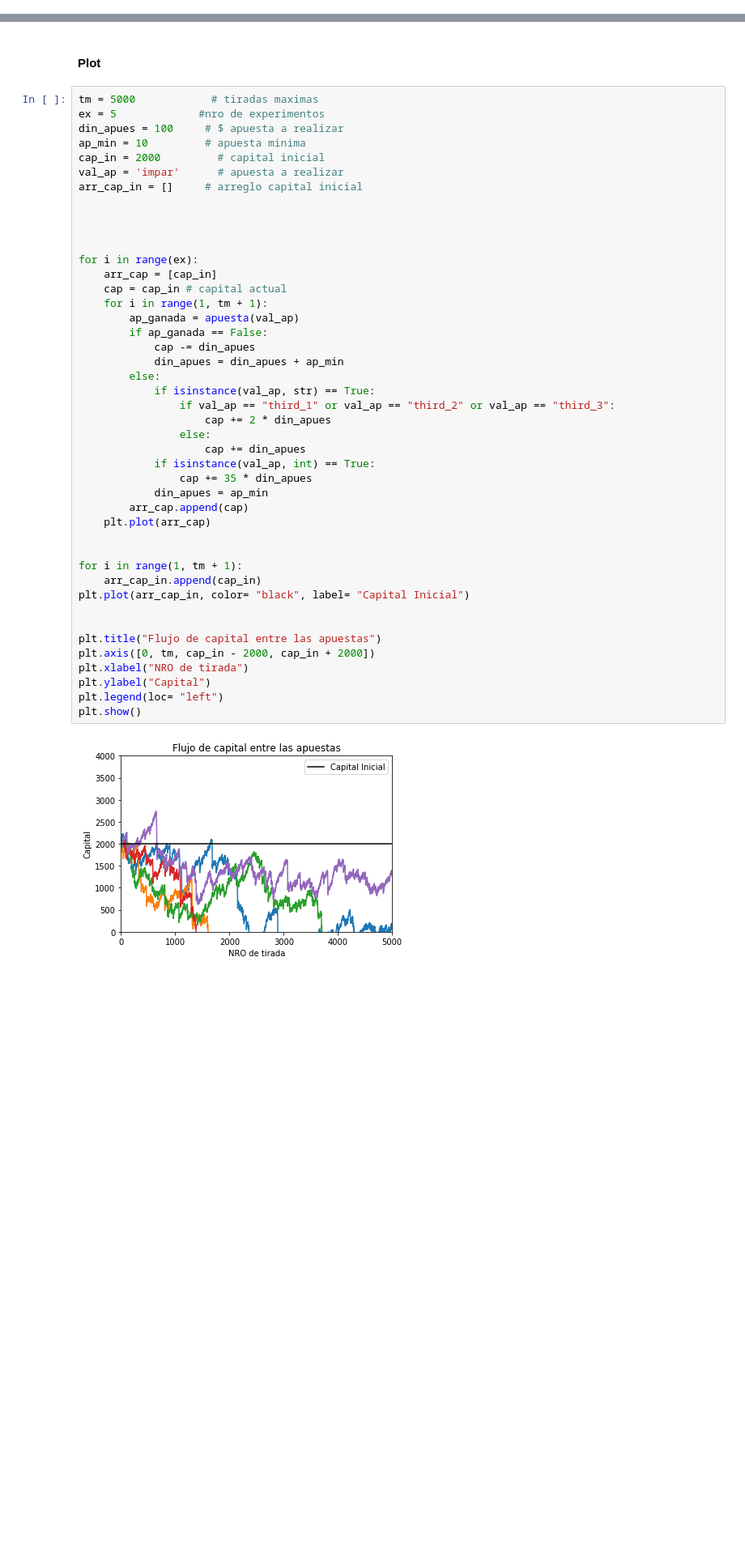
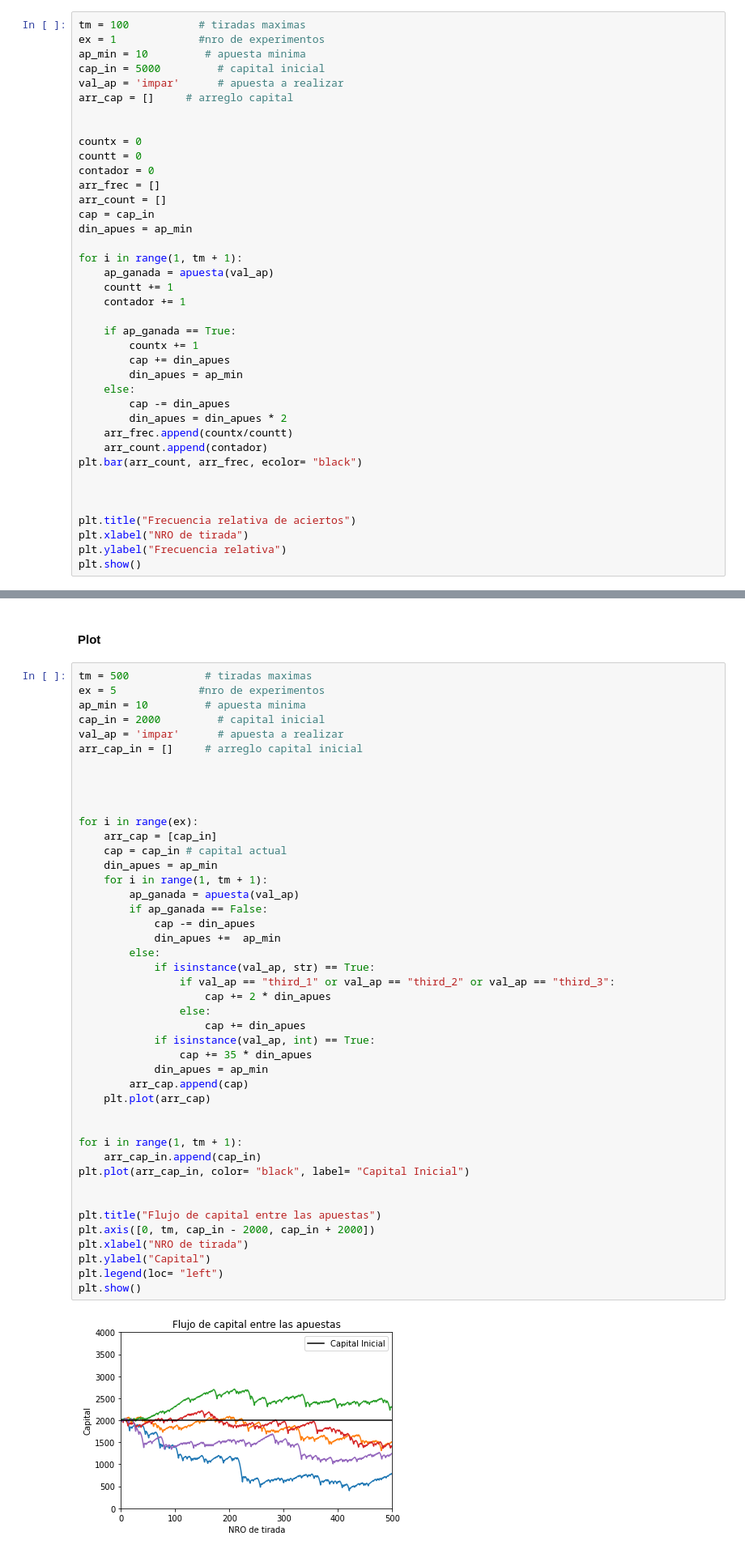
Before and after one commit to alejaz92/facultad, a Jupyter notebook: TP1.2 - Ruleta.ipynb, the cells around one changed output, grey strips where cells are left out. Shown at 81% size. Cells and saved outputs as stored; diff of their text form; blank space fills up the shorter version.

```diff
--- a/TP1.2 - Ruleta.ipynb
+++ b/TP1.2 - Ruleta.ipynb
@@ -271,0 +280,39 @@ plt.show()
+# %%
+tm = 100           # tiradas maximas
+ex = 1             #nro de experimentos
+ap_min = 10         # apuesta minima
+cap_in = 5000         # capital inicial
+val_ap = 'impar'      # apuesta a realizar
+arr_cap = []     # arreglo capital
+
+
+countx = 0
+countt = 0
+contador = 0
+arr_frec = []
+arr_count = []
+cap = cap_in
+din_apues = ap_min
+
+for i in range(1, tm + 1):
+    ap_ganada = apuesta(val_ap)
+    countt += 1
+    contador += 1
+
+    if ap_ganada == True:
+        countx += 1
+        cap += din_apues
+        din_apues = ap_min
+    else:
+        cap -= din_apues
+        din_apues = din_apues * 2
+    arr_frec.append(countx/countt)
+    arr_count.append(contador)
+plt.bar(arr_count, arr_frec, ecolor= "black")
+
+
+
+plt.title("Frecuencia relativa de aciertos")
+plt.xlabel("NRO de tirada")
+plt.ylabel("Frecuencia relativa")
+plt.show()
@@ -329,9 +422,8 @@ plt.show()
 # %% [markdown]
 #### Plot
 # %%
-tm = 5000            # tiradas maximas
+tm = 500            # tiradas maximas
 ex = 5             #nro de experimentos
-din_apues = 100     # $ apuesta a realizar
 ap_min = 10         # apuesta minima
 cap_in = 2000         # capital inicial
 val_ap = 'impar'      # apuesta a realizar
@@ -343,34 +435,35 @@ arr_cap_in = []     # arreglo capital inicial
 for i in range(ex):
     arr_cap = [cap_in]
     cap = cap_in # capital actual
+    din_apues = ap_min
     for i in range(1, tm + 1):
         ap_ganada = apuesta(val_ap)
         if ap_ganada == False:
             cap -= din_apues
-            din_apues = din_apues + ap_min
+            din_apues +=  ap_min
         else:
             if isinstance(val_ap, str) == True:
                 if val_ap == "third_1" or val_ap == "third_2" or val_ap == "third_3":
                     cap += 2 * din_apues
                 else:
                     cap += din_apues
             if isinstance(val_ap, int) == True:
                 cap += 35 * din_apues
             din_apues = ap_min
         arr_cap.append(cap)
     plt.plot(arr_cap)
 
 
 for i in range(1, tm + 1):
     arr_cap_in.append(cap_in)
 plt.plot(arr_cap_in, color= "black", label= "Capital Inicial")
 
 
 plt.title("Flujo de capital entre las apuestas")
 plt.axis([0, tm, cap_in - 2000, cap_in + 2000])
 plt.xlabel("NRO de tirada")
 plt.ylabel("Capital")
 plt.legend(loc= "left")
 plt.show()
 # %% [output]
-[figure, old version]
+[figure, new version]
```
Also changed, not shown: parts of 25 cells of this notebook, 1 other file.
